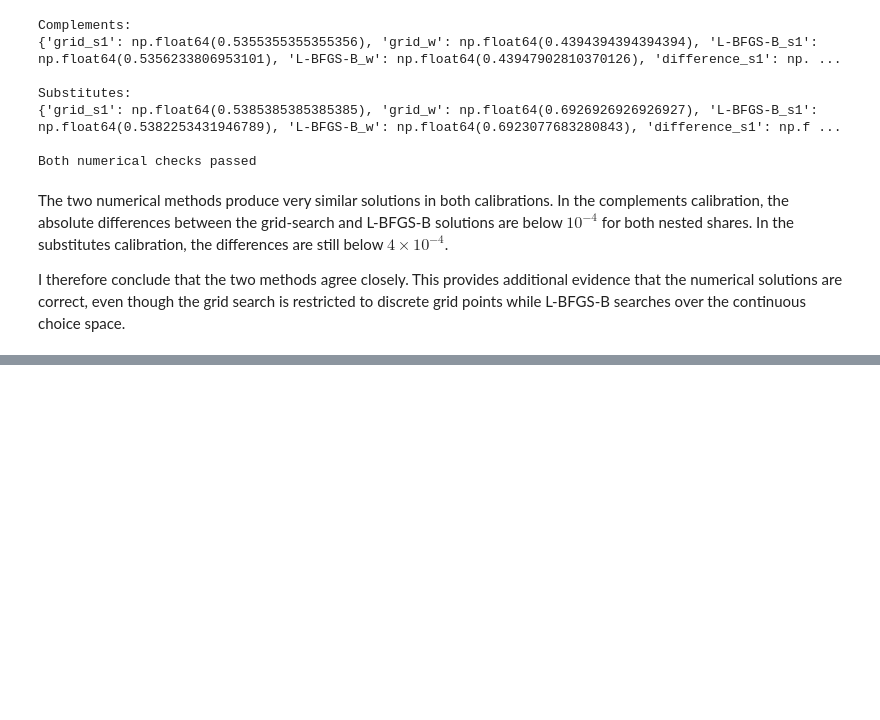
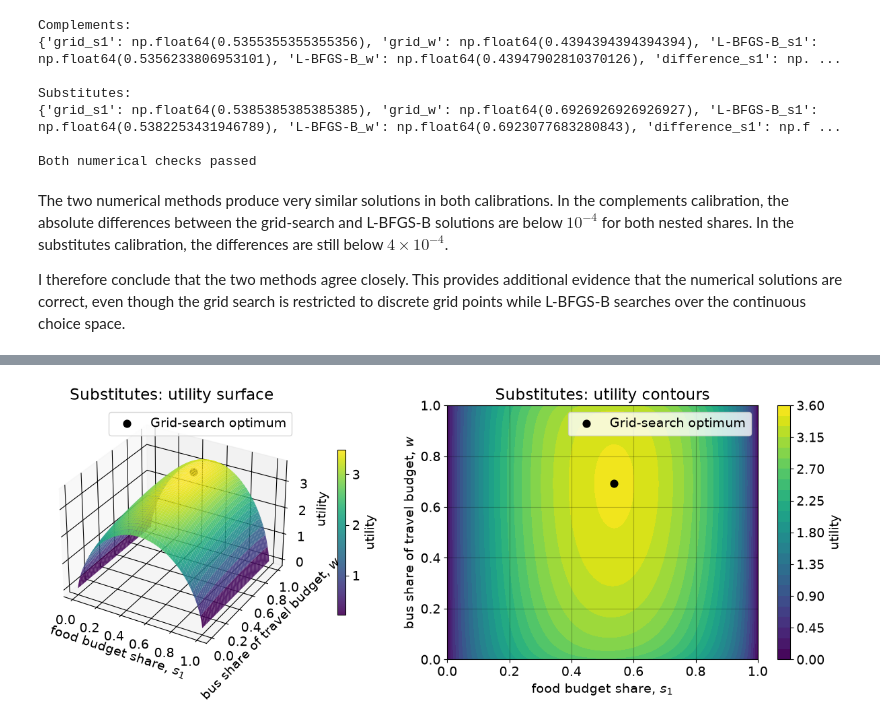
Before and after one commit to OttoBengtson/programming-for-economists, a Jupyter notebook: 02_modelproject/ModelProject.ipynb, the cells around one changed output, grey strips where cells are left out. Cells and saved outputs as stored; diff of their text form; code cells hidden in the pictures; blank space fills up the shorter version.

```diff
--- a/02_modelproject/ModelProject.ipynb
+++ b/02_modelproject/ModelProject.ipynb
@@ -336,0 +427,9 @@ I visualize utility over the nested budget shares using both a three-dimensional
+# %%
+# I plot the utility surface for the substitutes calibration
+plot_substitutes = plot_grid_solution(
+    model_substitutes,
+    title='Substitutes',
+    N=200
+)
+# %% [output]
+[figure, added]
```
Also changed, not shown: parts of 39 cells of this notebook.
